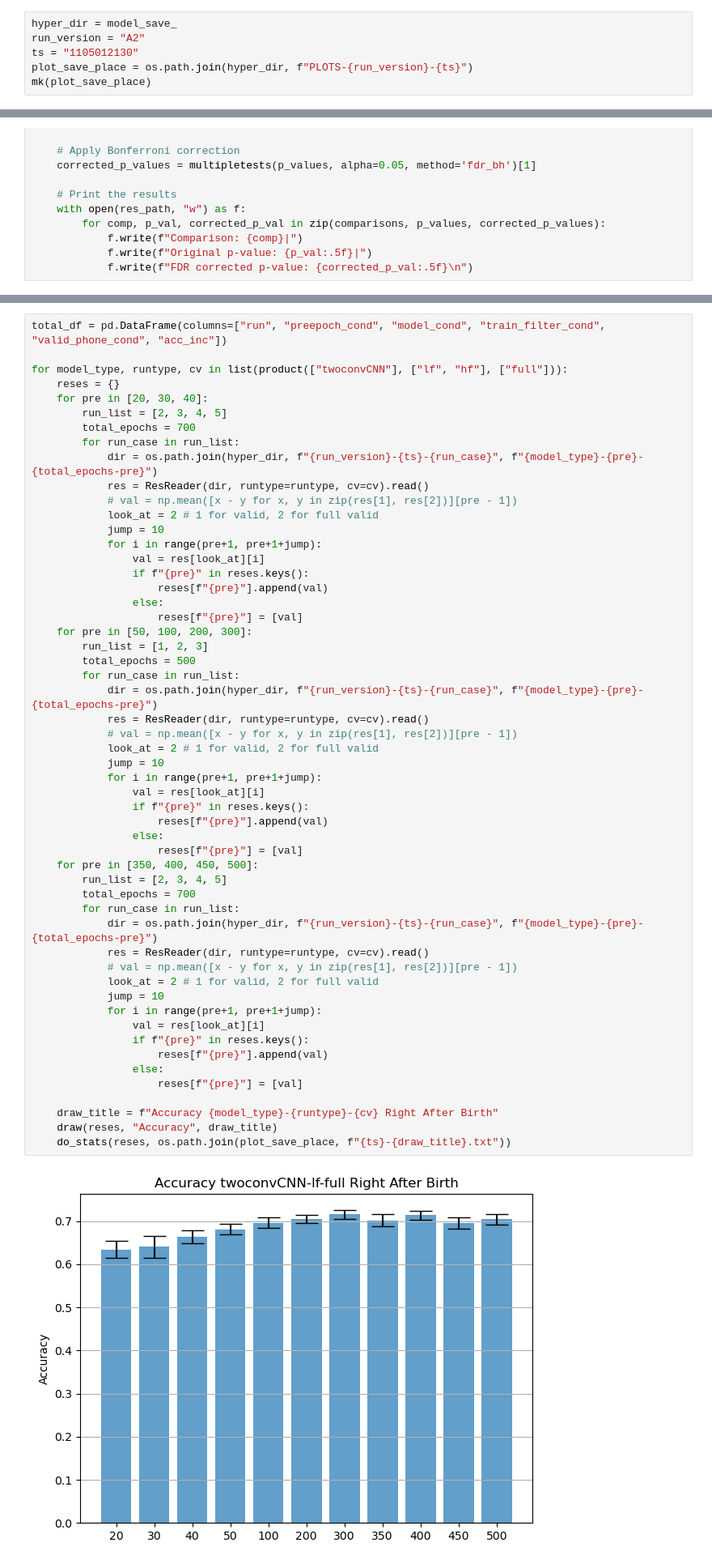
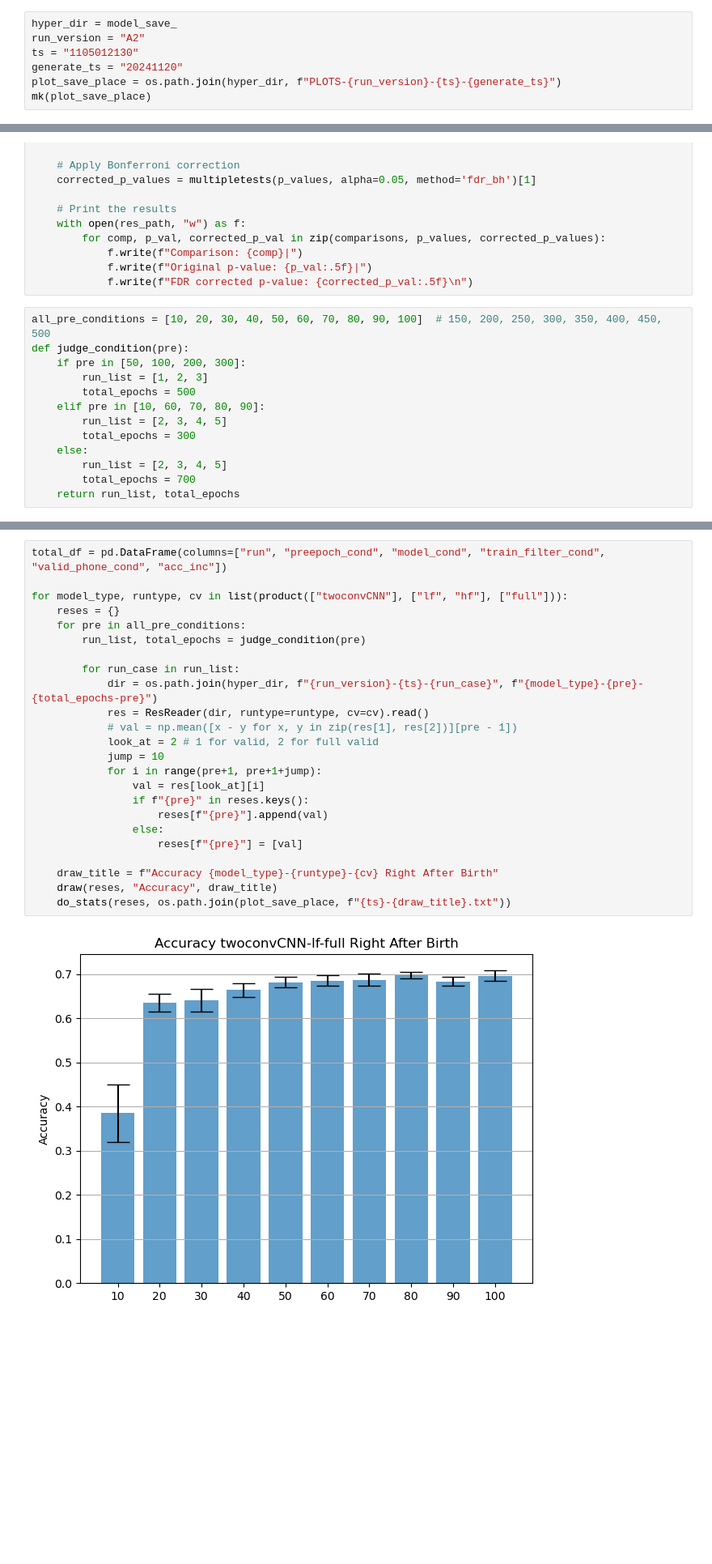
Before and after one commit to Frankalexej/proslearn_22, a Jupyter notebook: A_2_analysis.ipynb, the cells around one changed output, grey strips where cells are left out. Shown at 81% size. Drawn from its saved outputs; the diff is of its cells as text; blank space fills up the shorter version.

```diff
--- a/A_2_analysis.ipynb
+++ b/A_2_analysis.ipynb
@@ -13,7 +13,8 @@ from misc_recorder import *
 hyper_dir = model_save_
 run_version = "A2"
 ts = "1105012130"
-plot_save_place = os.path.join(hyper_dir, f"PLOTS-{run_version}-{ts}")
+generate_ts = "20241120"
+plot_save_place = os.path.join(hyper_dir, f"PLOTS-{run_version}-{ts}-{generate_ts}")
 mk(plot_save_place)
 # %%
 class ResReader:
@@ -157,3 +155,16 @@ def do_stats(reses, res_path):
             f.write(f"Comparison: {comp}|")
             f.write(f"Original p-value: {p_val:.5f}|")
             f.write(f"FDR corrected p-value: {corrected_p_val:.5f}\n")
+# %%
+all_pre_conditions = [10, 20, 30, 40, 50, 60, 70, 80, 90, 100]  # 150, 200, 250, 300, 350, 400, 450, 500
+def judge_condition(pre):
+    if pre in [50, 100, 200, 300]:
+        run_list = [1, 2, 3]
+        total_epochs = 500
+    elif pre in [10, 60, 70, 80, 90]:
+        run_list = [2, 3, 4, 5]
+        total_epochs = 300
+    else:
+        run_list = [2, 3, 4, 5]
+        total_epochs = 700
+    return run_list, total_epochs
@@ -217,56 +223,26 @@ for model_type, runtype, cv in list(product(["twoconvCNN"], ["lf", "hf"], ["full
 # %%
 total_df = pd.DataFrame(columns=["run", "preepoch_cond", "model_cond", "train_filter_cond", "valid_phone_cond", "acc_inc"])
 
 for model_type, runtype, cv in list(product(["twoconvCNN"], ["lf", "hf"], ["full"])):
     reses = {}
-    for pre in [20, 30, 40]:
-        run_list = [2, 3, 4, 5]
-        total_epochs = 700
-        for run_case in run_list:
-            dir = os.path.join(hyper_dir, f"{run_version}-{ts}-{run_case}", f"{model_type}-{pre}-{total_epochs-pre}")
-            res = ResReader(dir, runtype=runtype, cv=cv).read()
-            # val = np.mean([x - y for x, y in zip(res[1], res[2])][pre - 1])
-            look_at = 2 # 1 for valid, 2 for full valid
-            jump = 10
-            for i in range(pre+1, pre+1+jump):
-                val = res[look_at][i]
-                if f"{pre}" in reses.keys():
-                    reses[f"{pre}"].append(val)
-                else:
-                    reses[f"{pre}"] = [val]
-    for pre in [50, 100, 200, 300]:
-        run_list = [1, 2, 3]
-        total_epochs = 500
-        for run_case in run_list:
-            dir = os.path.join(hyper_dir, f"{run_version}-{ts}-{run_case}", f"{model_type}-{pre}-{total_epochs-pre}")
-            res = ResReader(dir, runtype=runtype, cv=cv).read()
-            # val = np.mean([x - y for x, y in zip(res[1], res[2])][pre - 1])
-            look_at = 2 # 1 for valid, 2 for full valid
-            jump = 10
-            for i in range(pre+1, pre+1+jump):
-                val = res[look_at][i]
-                if f"{pre}" in reses.keys():
-                    reses[f"{pre}"].append(val)
-                else:
-                    reses[f"{pre}"] = [val]
-    for pre in [350, 400, 450, 500]:
-        run_list = [2, 3, 4, 5]
-        total_epochs = 700
+    for pre in all_pre_conditions:
+        run_list, total_epochs = judge_condition(pre)
+
         for run_case in run_list:
             dir = os.path.join(hyper_dir, f"{run_version}-{ts}-{run_case}", f"{model_type}-{pre}-{total_epochs-pre}")
             res = ResReader(dir, runtype=runtype, cv=cv).read()
             # val = np.mean([x - y for x, y in zip(res[1], res[2])][pre - 1])
             look_at = 2 # 1 for valid, 2 for full valid
             jump = 10
             for i in range(pre+1, pre+1+jump):
                 val = res[look_at][i]
                 if f"{pre}" in reses.keys():
                     reses[f"{pre}"].append(val)
                 else:
                     reses[f"{pre}"] = [val]
 
     draw_title = f"Accuracy {model_type}-{runtype}-{cv} Right After Birth"
     draw(reses, "Accuracy", draw_title)
     do_stats(reses, os.path.join(plot_save_place, f"{ts}-{draw_title}.txt"))
 # %% [output]
-[figure, old version]
+[figure, new version]
```
Also changed, not shown: parts of 7 cells of this notebook, 2 other files.
